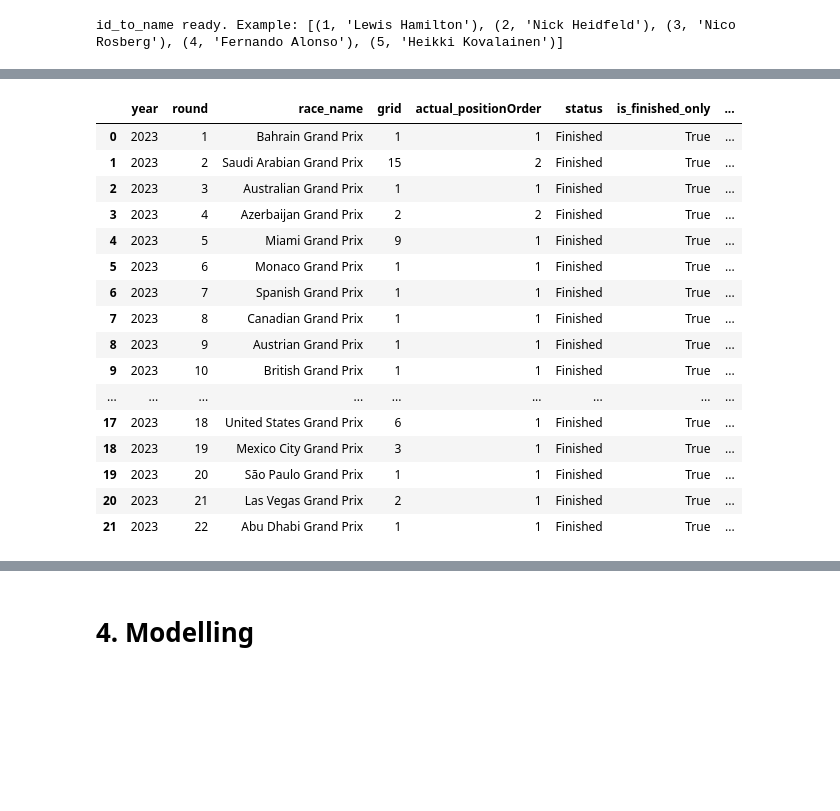
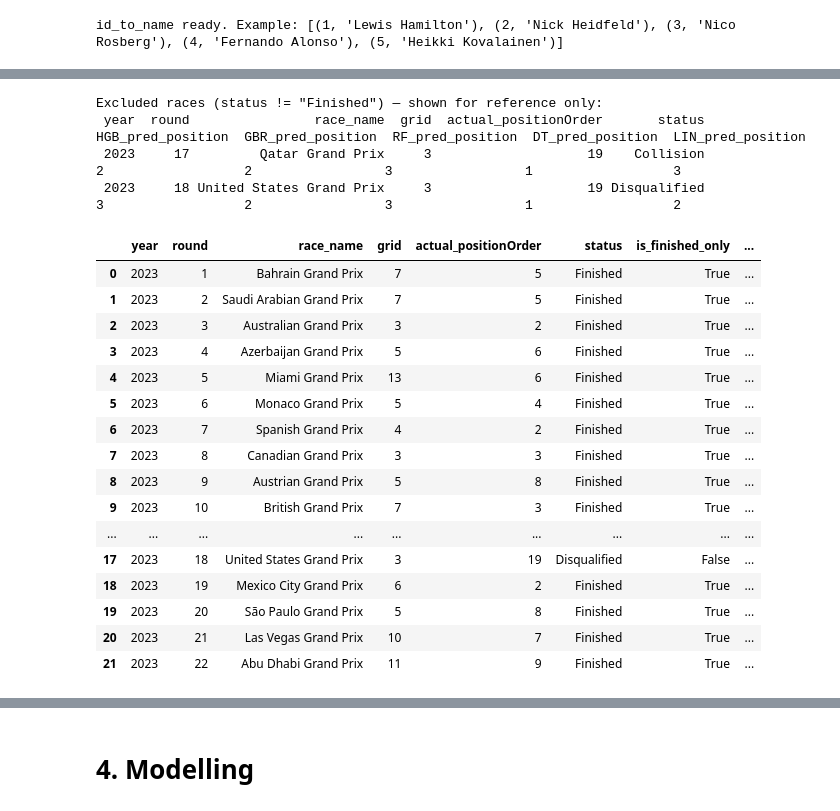
Before and after one commit to justinhozx/MLDP-F1, a Jupyter notebook: MLDP_F1.ipynb, the cells around one changed output, grey strips where cells are left out. Saved outputs shown, nothing was run; the diff lists cells and outputs as text; code cells hidden in the pictures; blank space fills up the shorter version.

```diff
--- a/MLDP_F1.ipynb
+++ b/MLDP_F1.ipynb
@@ -342,5 +485,8 @@ constructor_races_before        0
 dtype: int64
 # %%
+import pandas as pd
+
+# ✅ UPDATED feature_cols (adds TEAM + OUTPERFORM features)
 feature_cols = [
     "year","round","circuitId","alt","lat","lng",
     "grid","has_quali","quali_position","quali_best_sec",
@@ -348,9 +494,45 @@ feature_cols = [
     "driver_races_before","constructor_races_before",
     "driver_last_finish","driver_avg_finish_last5","driver_avg_points_last5",
     "constructor_avg_finish_last5","constructor_avg_points_last5",
+
+    # ✅ car strength
+    "team_avg_finish_last5_teammates",
+    "team_avg_points_last5_teammates",
+    "team_avg_finish_last_year_same_track",
+
+    # ✅ driver outperforming car
+    "driver_vs_team_finish_delta_last5",
+    "driver_vs_team_finish_ratio_last5",
+    "driver_vs_team_points_delta_last5",
+    "driver_vs_team_points_ratio_last5",
+
     "driver_season_points_to_date","constructor_season_points_to_date",
     "driverId","constructorId","country"
 ]
 
-df[feature_cols].isna().sum().sort_values(ascending=False).head(20)
+missing_cols = [c for c in feature_cols if c not in df.columns]
+if missing_cols:
+    raise ValueError(f"These feature_cols are missing from df: {missing_cols}")
+
+na_count = df[feature_cols].isna().sum()
+na_pct = (na_count / len(df) * 100).round(2)
+
+na_report = (
+    pd.DataFrame({"na_count": na_count, "na_pct": na_pct})
+      .sort_values(["na_count","na_pct"], ascending=False)
+)
+
+print("Top missing feature columns (count + %):")
+display(na_report.head(30))
+
+top_missing = na_report[na_report["na_count"] > 0].head(5).index.tolist()
+if top_missing:
+    print("\nExample rows where these top-missing features are NaN:")
+    display(
+        df.loc[df[top_missing].isna().any(axis=1),
+               ["year","round","raceId","driverId","constructorId","circuitId"] + top_missing
+        ].head(15)
+    )
+else:
+    print("\n✅ No missing values in feature_cols.")
 # %% [output]
@@ -955,7 +1296,7 @@ models_for_season = {
 
 season_compare_all = predict_driver_season_compare_all_models(
     2023,
-    driver_id=830,
+    driver_id=1,
     models_dict=models_for_season,
     show_excluded=True
 )
@@ -979,18 +1320,22 @@ Rows counted for accuracy (status=="Finished"): 22
+Excluded races (status != "Finished") — shown for reference only:
+ year  round                race_name  grid  actual_positionOrder       status  HGB_pred_position  GBR_pred_position  RF_pred_position  DT_pred_position  LIN_pred_position
+ 2023     17         Qatar Grand Prix     3                    19    Collision                  2                  2                 3                 1                  3
+ 2023     18 United States Grand Prix     3                    19 Disqualified                  3                  2                 3                 1                  2
 |  | year | round | race_name | grid | actual_positionOrder | status | is_finished_only | ... |
-| 0 | 2023 | 1 | Bahrain Grand Prix | 1 | 1 | Finished | True | ... |
-| 1 | 2023 | 2 | Saudi Arabian Grand Prix | 15 | 2 | Finished | True | ... |
-| 2 | 2023 | 3 | Australian Grand Prix | 1 | 1 | Finished | True | ... |
-| 3 | 2023 | 4 | Azerbaijan Grand Prix | 2 | 2 | Finished | True | ... |
-| 4 | 2023 | 5 | Miami Grand Prix | 9 | 1 | Finished | True | ... |
-| 5 | 2023 | 6 | Monaco Grand Prix | 1 | 1 | Finished | True | ... |
-| 6 | 2023 | 7 | Spanish Grand Prix | 1 | 1 | Finished | True | ... |
-| 7 | 2023 | 8 | Canadian Grand Prix | 1 | 1 | Finished | True | ... |
-| 8 | 2023 | 9 | Austrian Grand Prix | 1 | 1 | Finished | True | ... |
-| 9 | 2023 | 10 | British Grand Prix | 1 | 1 | Finished | True | ... |
+| 0 | 2023 | 1 | Bahrain Grand Prix | 7 | 5 | Finished | True | ... |
+| 1 | 2023 | 2 | Saudi Arabian Grand Prix | 7 | 5 | Finished | True | ... |
+| 2 | 2023 | 3 | Australian Grand Prix | 3 | 2 | Finished | True | ... |
+| 3 | 2023 | 4 | Azerbaijan Grand Prix | 5 | 6 | Finished | True | ... |
+| 4 | 2023 | 5 | Miami Grand Prix | 13 | 6 | Finished | True | ... |
+| 5 | 2023 | 6 | Monaco Grand Prix | 5 | 4 | Finished | True | ... |
+| 6 | 2023 | 7 | Spanish Grand Prix | 4 | 2 | Finished | True | ... |
+| 7 | 2023 | 8 | Canadian Grand Prix | 3 | 3 | Finished | True | ... |
+| 8 | 2023 | 9 | Austrian Grand Prix | 5 | 8 | Finished | True | ... |
+| 9 | 2023 | 10 | British Grand Prix | 7 | 3 | Finished | True | ... |
 | ... | ... | ... | ... | ... | ... | ... | ... | ... |
-| 17 | 2023 | 18 | United States Grand Prix | 6 | 1 | Finished | True | ... |
-| 18 | 2023 | 19 | Mexico City Grand Prix | 3 | 1 | Finished | True | ... |
-| 19 | 2023 | 20 | São Paulo Grand Prix | 1 | 1 | Finished | True | ... |
-| 20 | 2023 | 21 | Las Vegas Grand Prix | 2 | 1 | Finished | True | ... |
-| 21 | 2023 | 22 | Abu Dhabi Grand Prix | 1 | 1 | Finished | True | ... |
+| 17 | 2023 | 18 | United States Grand Prix | 3 | 19 | Disqualified | False | ... |
+| 18 | 2023 | 19 | Mexico City Grand Prix | 6 | 2 | Finished | True | ... |
+| 19 | 2023 | 20 | São Paulo Grand Prix | 5 | 8 | Finished | True | ... |
+| 20 | 2023 | 21 | Las Vegas Grand Prix | 10 | 7 | Finished | True | ... |
+| 21 | 2023 | 22 | Abu Dhabi Grand Prix | 11 | 9 | Finished | True | ... |
 # %%
```
Also changed, not shown: parts of 10 cells of this notebook, 21 other files.
